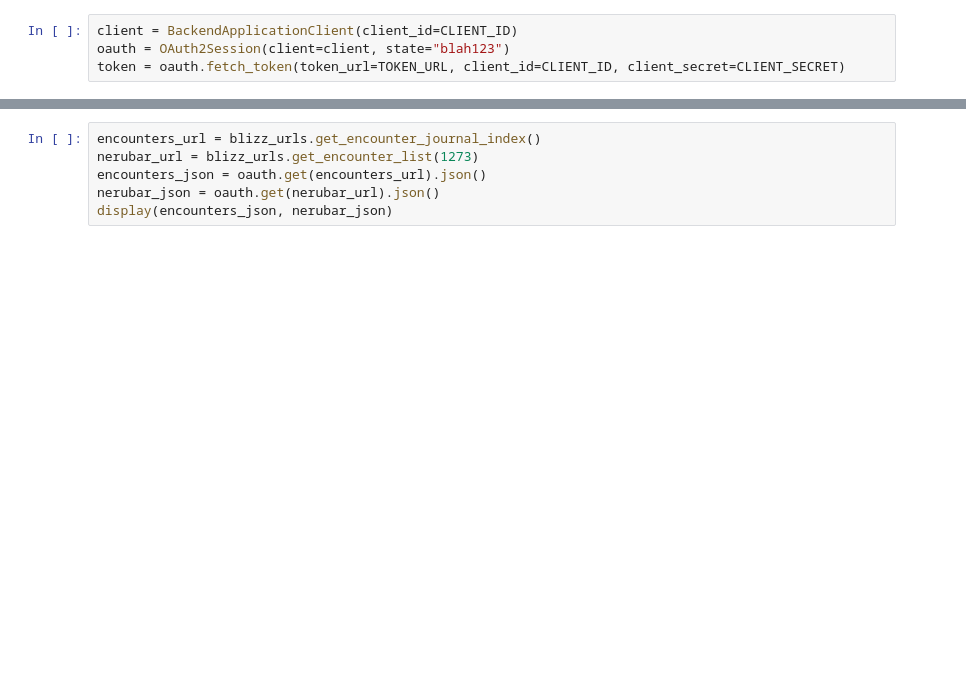
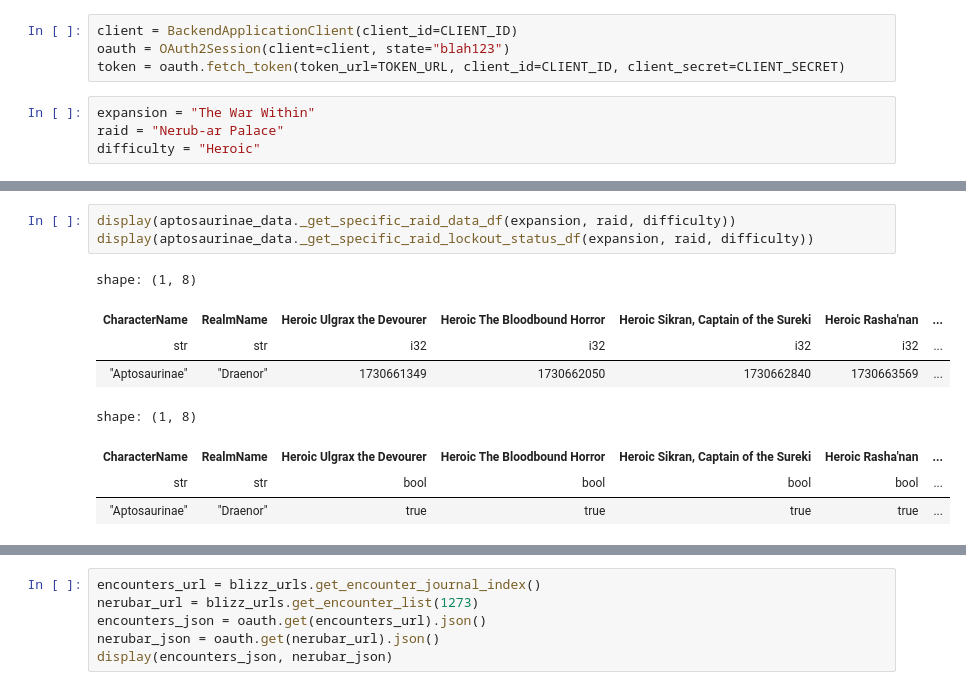
Before and after one commit to aptosaurinae/nop-raid-bot, a Jupyter notebook: requests-oauthlib.ipynb, the cells around one changed output, grey strips where cells are left out. Drawn from its saved outputs; the diff is of its cells as text; blank space fills up the shorter version.

```diff
--- a/requests-oauthlib.ipynb
+++ b/requests-oauthlib.ipynb
@@ -17,4 +17,8 @@ TOKEN_URL = "https://oauth.battle.net/token"
 client = BackendApplicationClient(client_id=CLIENT_ID)
 oauth = OAuth2Session(client=client, state="blah123")
 token = oauth.fetch_token(token_url=TOKEN_URL, client_id=CLIENT_ID, client_secret=CLIENT_SECRET)
+# %%
+expansion = "The War Within"
+raid = "Nerub-ar Palace"
+difficulty = "Heroic"
 # %%
@@ -82,0 +41,12 @@ equipment
+# %%
+display(aptosaurinae_data._get_specific_raid_data_df(expansion, raid, difficulty))
+display(aptosaurinae_data._get_specific_raid_lockout_status_df(expansion, raid, difficulty))
+# %% [output]
+shape: (1, 8)
+| CharacterName | RealmName | Heroic Ulgrax the Devourer | Heroic The Bloodbound Horror | Heroic Sikran, Captain of the Sureki | Heroic Rasha'nan | ... |
+| str | str | i32 | i32 | i32 | i32 | ... |
+| "Aptosaurinae" | "Draenor" | 1730661349 | 1730662050 | 1730662840 | 1730663569 | ... |
+shape: (1, 8)
+| CharacterName | RealmName | Heroic Ulgrax the Devourer | Heroic The Bloodbound Horror | Heroic Sikran, Captain of the Sureki | Heroic Rasha'nan | ... |
+| str | str | bool | bool | bool | bool | ... |
+| "Aptosaurinae" | "Draenor" | true | true | true | true | ... |
```
Also changed, not shown: parts of 22 cells of this notebook, 1 other file.
